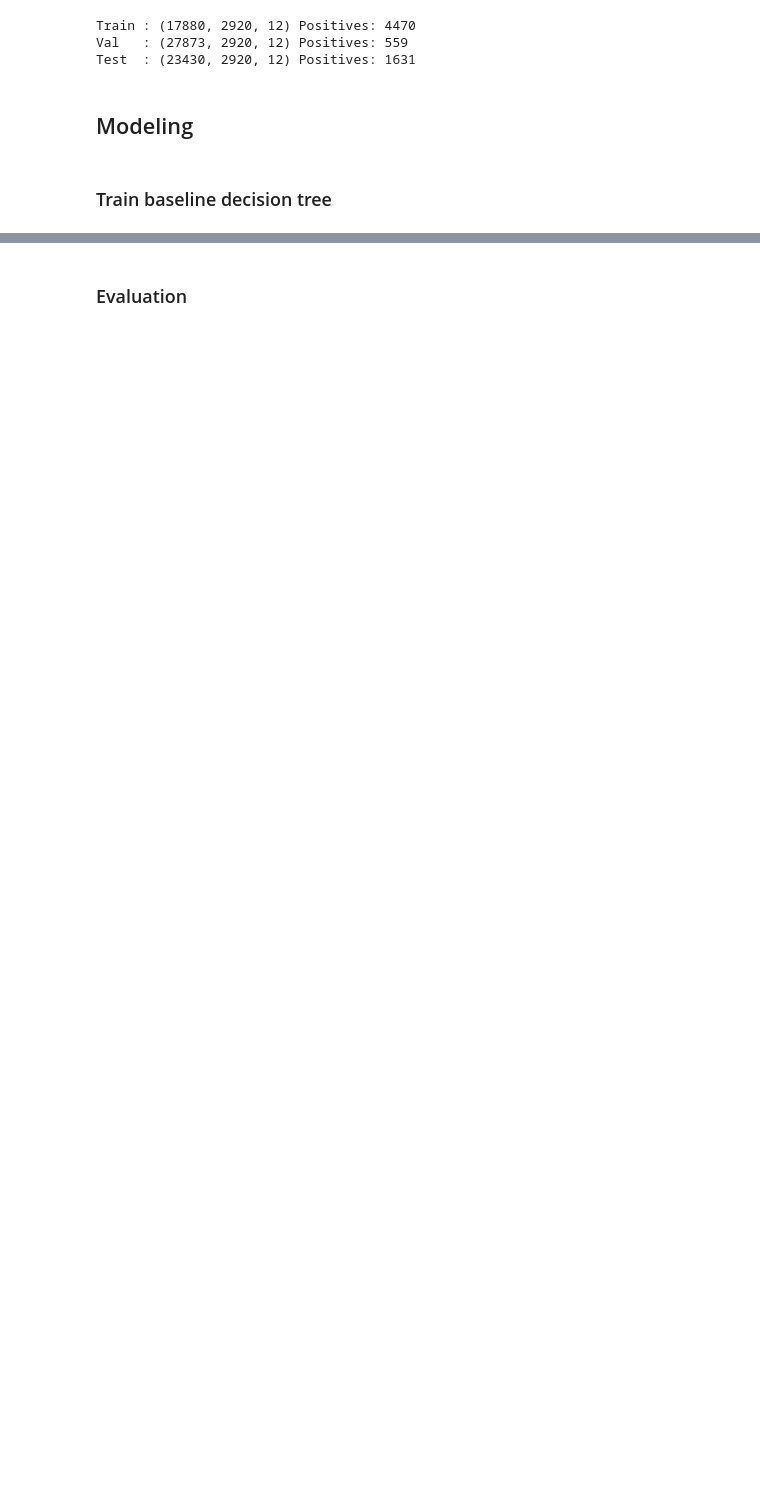
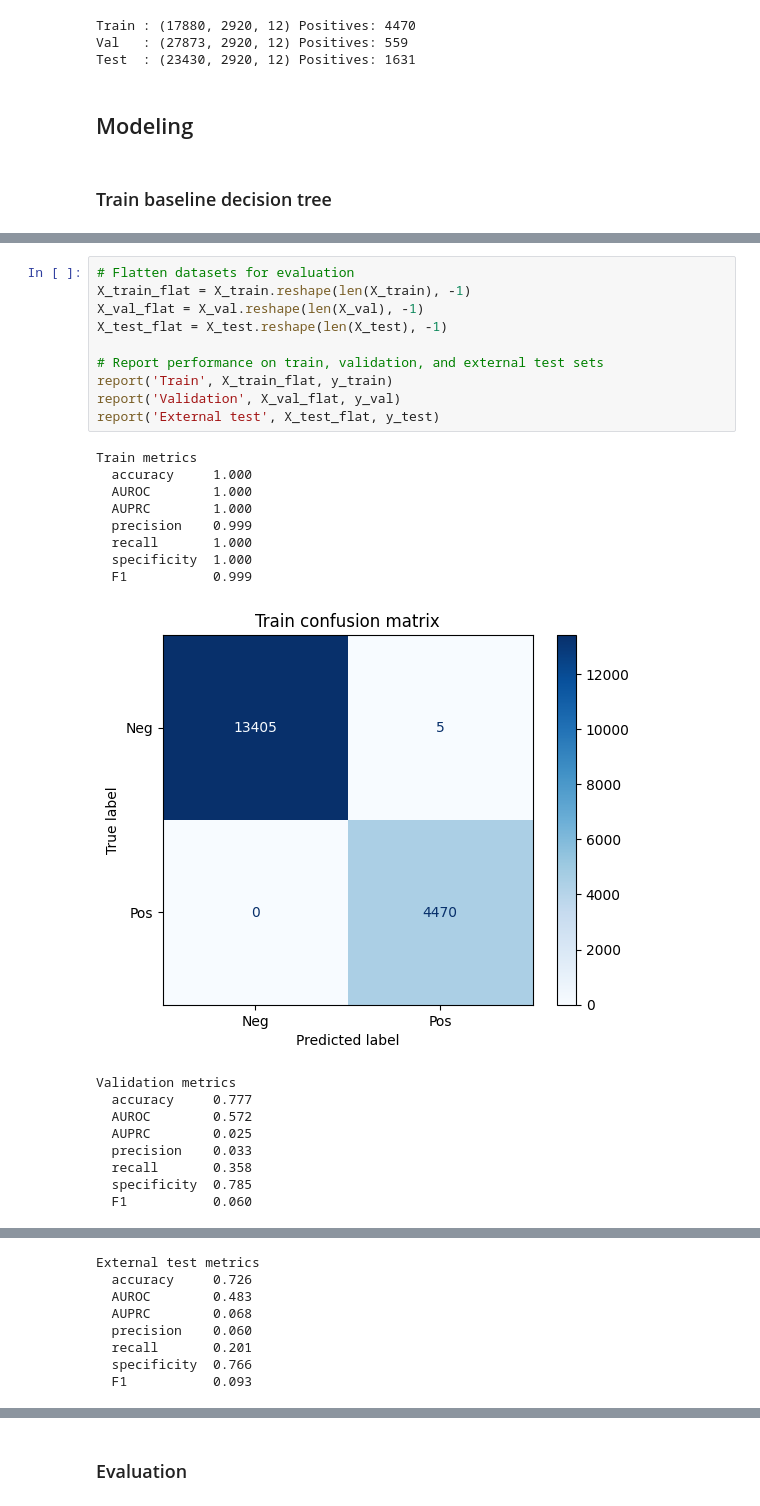
Before and after one commit to alonelycharmander/mids-207-project-chagas, a Jupyter notebook: notebooks/baseline_decision_tree.ipynb, the cells around one changed output, grey strips where cells are left out. Cells and saved outputs as stored; diff of their text form; blank space fills up the shorter version.

```diff
--- a/notebooks/baseline_decision_tree.ipynb
+++ b/notebooks/baseline_decision_tree.ipynb
@@ -128,0 +223,28 @@ Fitting 3 folds for each of 6 candidates, totalling 18 fits
+# %%
+# Flatten datasets for evaluation
+X_train_flat = X_train.reshape(len(X_train), -1)
+X_val_flat = X_val.reshape(len(X_val), -1)
+X_test_flat = X_test.reshape(len(X_test), -1)
+
+# Report performance on train, validation, and external test sets
+report('Train', X_train_flat, y_train)
+report('Validation', X_val_flat, y_val)
+report('External test', X_test_flat, y_test)
+# %% [output]
+Train metrics
+  accuracy     1.000
+  AUROC        1.000
+  AUPRC        1.000
+  precision    0.999
+  recall       1.000
+  specificity  1.000
+  F1           0.999
+[figure, added]
+Validation metrics
+  accuracy     0.777
+  AUROC        0.572
+  AUPRC        0.025
+  precision    0.033
+  recall       0.358
+  specificity  0.785
+  F1           0.060
@@ -128,0 +252,8 @@ Fitting 3 folds for each of 6 candidates, totalling 18 fits
+External test metrics
+  accuracy     0.726
+  AUROC        0.483
+  AUPRC        0.068
+  precision    0.060
+  recall       0.201
+  specificity  0.766
+  F1           0.093
```
Also changed, not shown: parts of 10 cells of this notebook.
